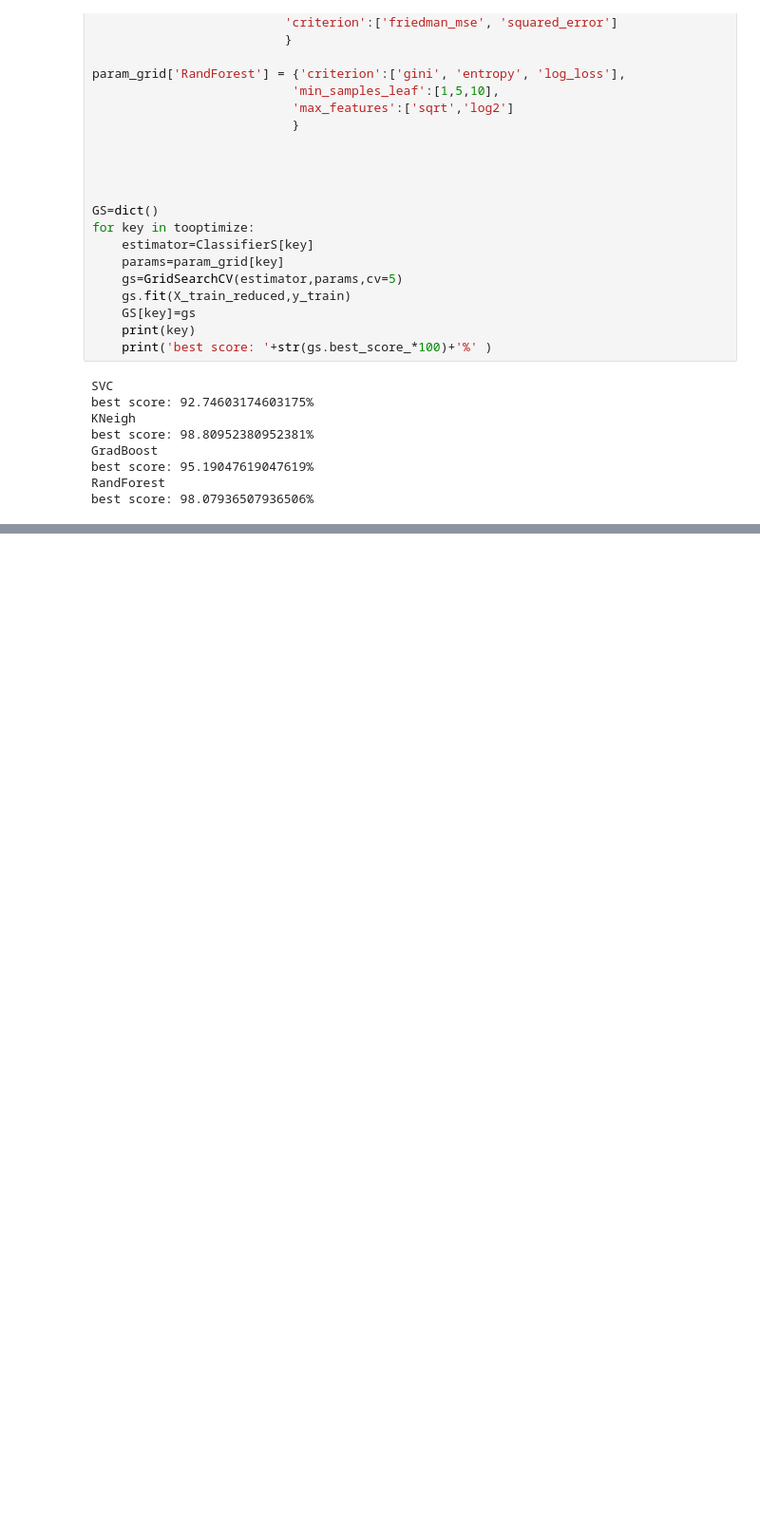
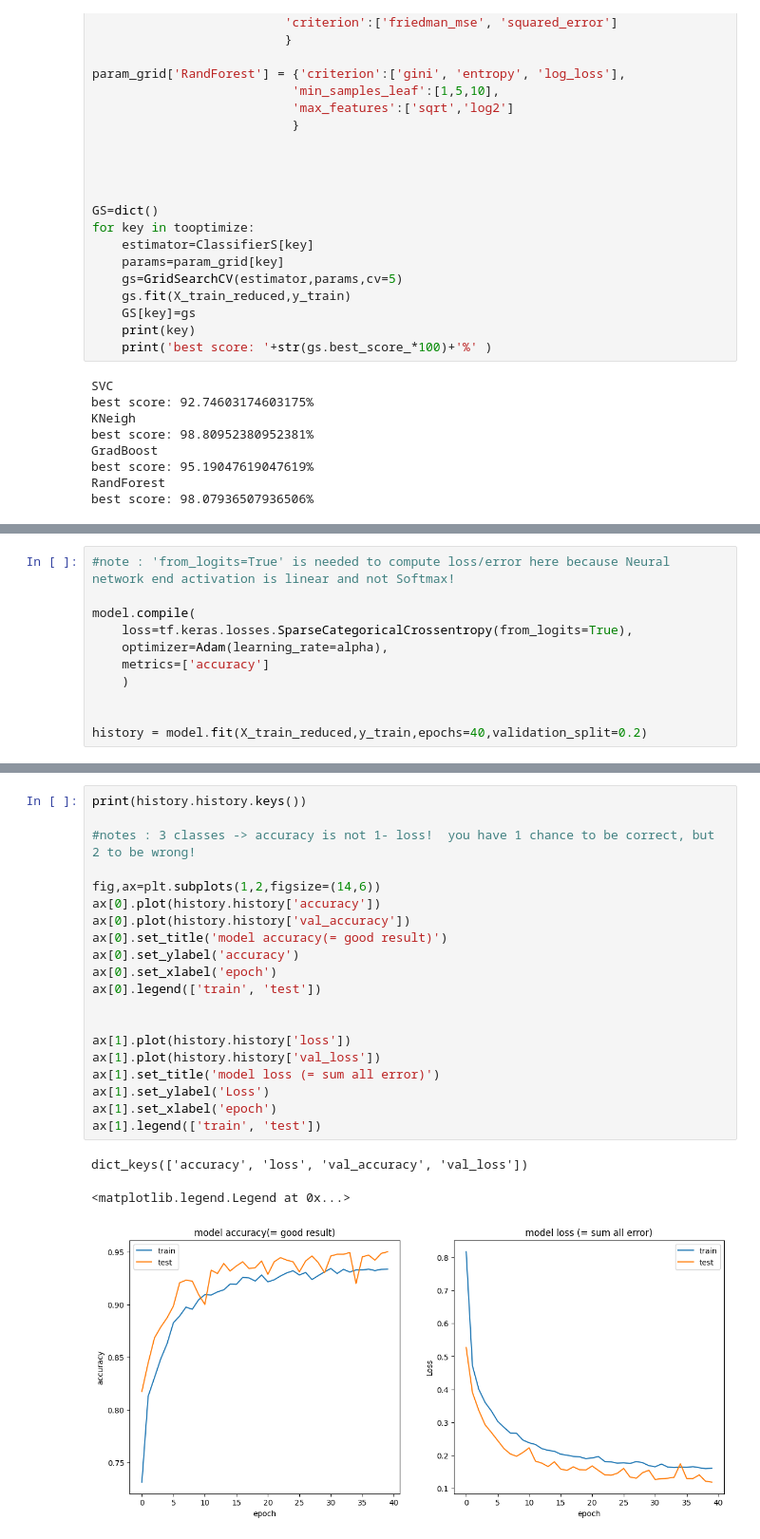
Before and after one commit to jclary-31/Durum_Wheat, a Jupyter notebook: Classification_Features.ipynb, the cells around one changed output, grey strips where cells are left out. Shown at 95% size. Cells and saved outputs as stored; diff of their text form; blank space fills up the shorter version.

```diff
--- a/Classification_Features.ipynb
+++ b/Classification_Features.ipynb
@@ -457,0 +513,11 @@ import tensorflow
+# %%
+#note : 'from_logits=True' is needed to compute loss/error here because Neural network end activation is linear and not Softmax!
+
+model.compile(
+    loss=tf.keras.losses.SparseCategoricalCrossentropy(from_logits=True),
+    optimizer=Adam(learning_rate=alpha),
+    metrics=['accuracy']
+    )
+
+
+history = model.fit(X_train_reduced,y_train,epochs=40,validation_split=0.2)
@@ -457,0 +542,24 @@ import tensorflow
+# %%
+print(history.history.keys())
+
+#notes : 3 classes -> accuracy is not 1- loss!  you have 1 chance to be correct, but 2 to be wrong!
+
+fig,ax=plt.subplots(1,2,figsize=(14,6))
+ax[0].plot(history.history['accuracy'])
+ax[0].plot(history.history['val_accuracy'])
+ax[0].set_title('model accuracy(= good result)')
+ax[0].set_ylabel('accuracy')
+ax[0].set_xlabel('epoch')
+ax[0].legend(['train', 'test'])
+
+
+ax[1].plot(history.history['loss'])
+ax[1].plot(history.history['val_loss'])
+ax[1].set_title('model loss (= sum all error)')
+ax[1].set_ylabel('Loss')
+ax[1].set_xlabel('epoch')
+ax[1].legend(['train', 'test'])
+# %% [output]
+dict_keys(['accuracy', 'loss', 'val_accuracy', 'val_loss'])
+<matplotlib.legend.Legend at 0x...>
+[figure, added]
```
Also changed, not shown: parts of 11 cells of this notebook.
